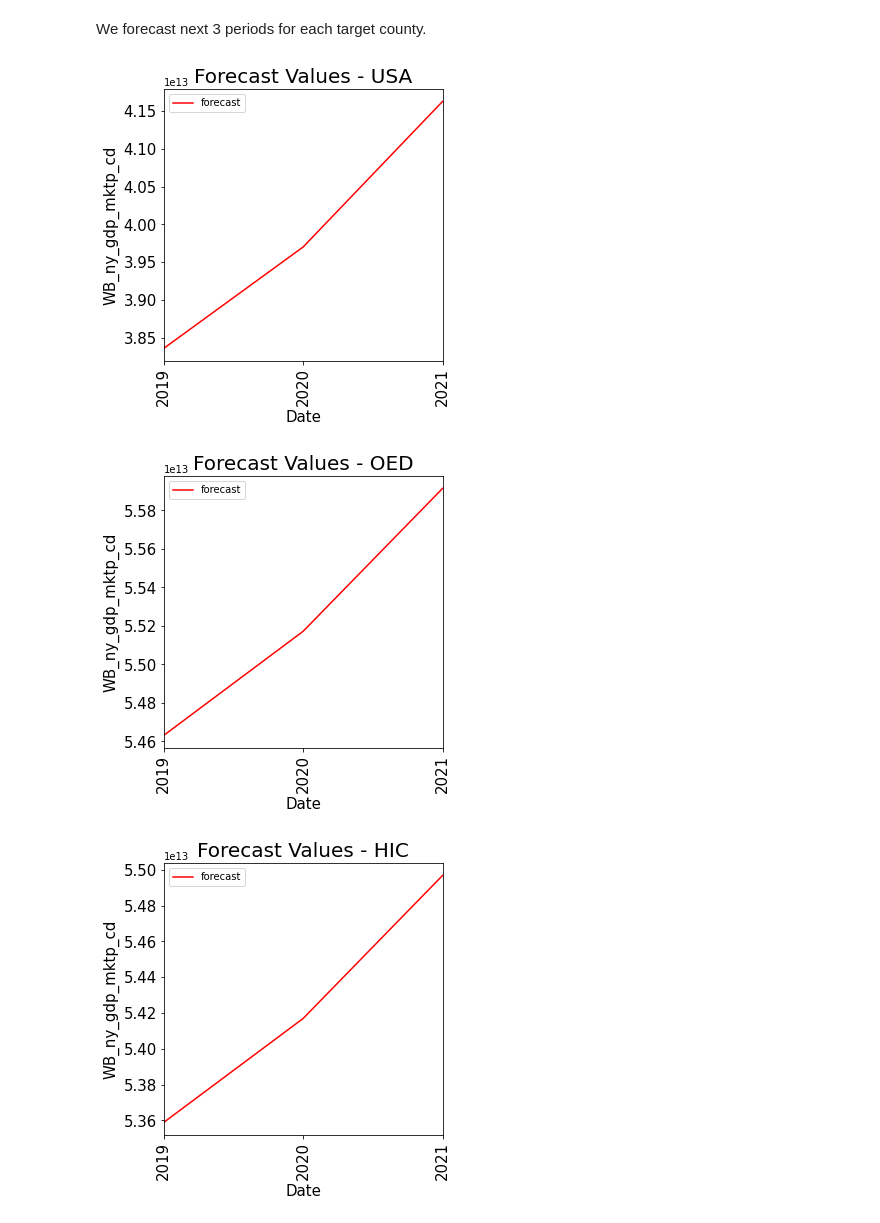
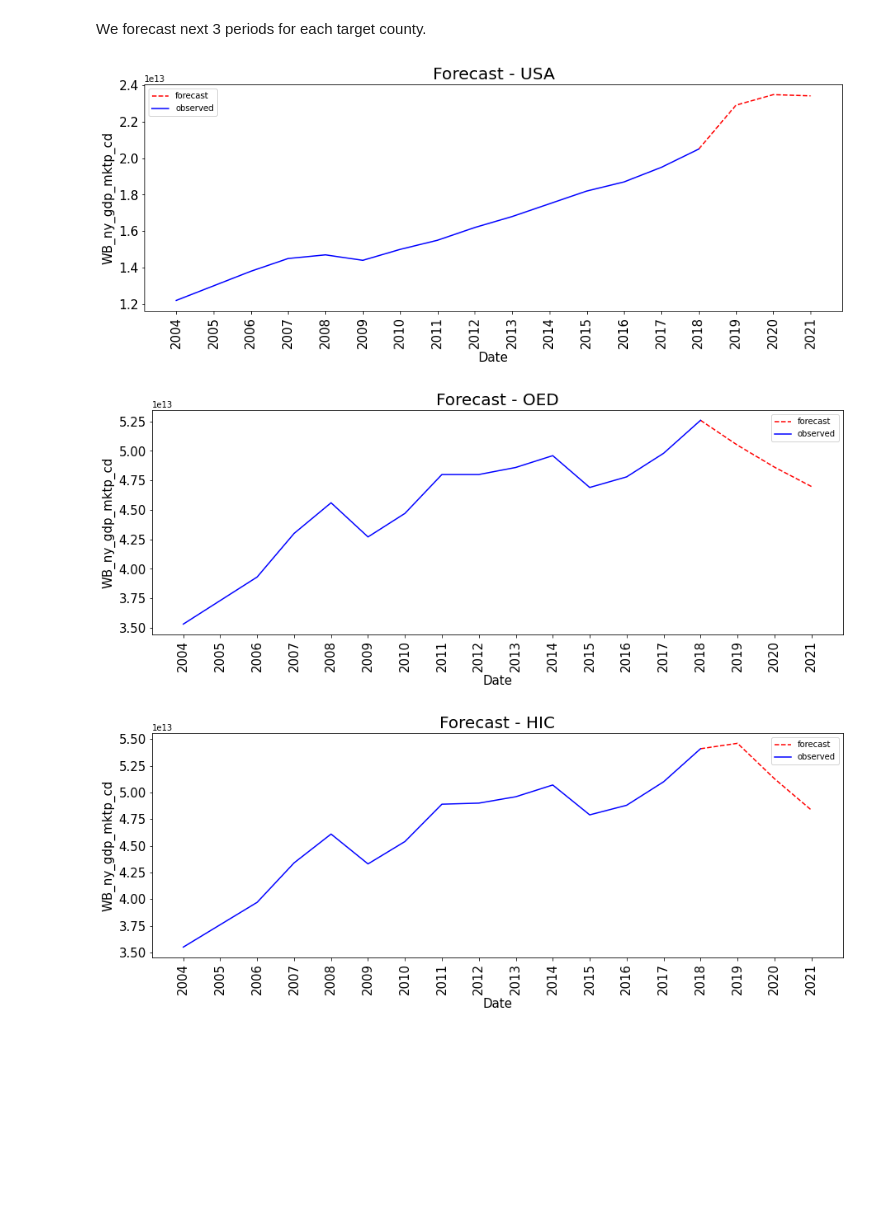
Before and after one commit to haydarevren/automated-insight, a Jupyter notebook: automated-insight.ipynb, the cells around one changed output. Saved outputs shown, nothing was run; the diff lists cells and outputs as text; code cells hidden in the pictures; blank space fills up the shorter version.

```diff
--- a/automated-insight.ipynb
+++ b/automated-insight.ipynb
@@ -326,2 +441,5 @@ reduced_df[add_cols]=umap_data
+# %%
+add_cols=[('pca%d' % (j)) for j in range(n_components)]
+reduced_df[add_cols]=pca_data
 # %% [markdown]
 Dataset after dimension reduction:
@@ -522,8 +655,8 @@ for i, subject in enumerate(target_subjects):
 
     t0=time.time()
     model.fit(X_train,Y_train,
-              epochs=20,
-              batch_size=32,  verbose=0, shuffle=False,
+              epochs=100,
+              batch_size=8,  verbose=0, shuffle=False,
               validation_data=(X_test, Y_test),
               callbacks=[early_stop])
     t1=time.time()
@@ -535,11 +668,11 @@ for i, subject in enumerate(target_subjects):
     Y_test_pred['DATE']=reduced_df.loc[subject_test_range_list]['DATE']
     Y=reduced_df.loc[subject_test_range_list]
 
-#     print(RMSE(Y[target_cols[0]],Y_test_pred[target_cols[0]]))
 
-    plt.figure(figsize=(20,10))
-    Y_test_pred.groupby('DATE')[target_cols[0]].mean().plot(kind='line',label='prediction',color='red',alpha=1)
-    Y.groupby('DATE')[target_cols[0]].mean().plot(kind='line',label='actual values',color='blue',alpha=0.4)
+    plt.figure(figsize=(15,10))
+    plt.plot('DATE',target_cols[0], data=Y_test_pred, label='prediction',color='red',alpha=1)
+    plt.plot('DATE',target_cols[0], data=Y, label='actual values',color='blue',alpha=0.8)
+
     plt.xticks(rotation=90,size=20)
     plt.yticks(size=20)
 
@@ -548,4 +681,6 @@ for i, subject in enumerate(target_subjects):
     plt.xlabel('Date',fontsize=20)
     plt.title('Predicted Values VS Actual Values - %s' %(subject),fontsize=20)
     plt.legend()
+
+    plt.tight_layout()
 # %% [output]
@@ -563,12 +697,11 @@ We forecast next 3 periods for each target county.
 # %%
 #First fit model for test data then create a forcast for next periods
 
-for i, subject in enumerate(target_subjects):
+for subject in target_subjects:
     X_train, Y_train, X_test, Y_test, subject_test_range_list = train_test_split(subject)
 
-    t0=time.time()
     model.fit(X_test,Y_test,
-              epochs=60,
+              epochs=100,
               batch_size=16,  verbose=0, shuffle=False,
              )
 # %%
@@ -576,35 +709,43 @@ for i, subject in enumerate(target_subjects):
 # %%
 for i, subject in enumerate(target_subjects):
 
     Yf=[]
     range_subject=reduced_df.index[reduced_df['SUBJECT']==subject].tolist()
 
     start=range_subject[-1]
 
     X=Xs[start+1-window:start+1,:].copy()
+    Yf.append(X[-1])
     for j in range(window,window+target_periods):
         Xin=X[j-window:j].reshape((1,window,-1))
-        X=np.append(X,model.predict(Xin)).reshape((-1,9))
+        X=np.append(X,model.predict(Xin)).reshape((-1,Xin.shape[2]))
         Yf.append(X[-1])
 
     Yf=s.inverse_transform(Yf)
 
     Yf=pd.DataFrame(Yf, columns=reduced_df.drop(columns=['SUBJECT','DATE']).columns)
     Yf['SUBJECT']=reduced_df.loc[start]['SUBJECT']
-    Yf['DATE']=range(reduced_df.loc[start]['DATE']+1,reduced_df.loc[start]['DATE']+1+target_periods)
+    Yf['DATE']=range(reduced_df.loc[start]['DATE'],reduced_df.loc[start]['DATE']+1+target_periods)
+
+    fig=plt.figure(figsize=(15,5))
+    plt.plot('DATE',target_cols[0], data=Yf,label='forecast',color='red',alpha=1,linestyle = '--')
+
+    plt.yticks(size=15)
 
 
-    plt.figure(figsize=(5,5))
-    Yf.groupby('DATE')[target_cols[0]].mean().plot(kind='line',label='forecast',color='red',alpha=1)
-    plt.xticks(Yf['DATE'],rotation=90,size=15)
-    plt.yticks(size=15)
+    Xf=reduced_df.loc[range_subject[-5*target_periods:]]
+    plt.plot('DATE',target_cols[0], data=Xf,label='observed',color='blue',alpha=1)
+
+    dates=range(reduced_df.loc[start-5*target_periods+1]['DATE'],reduced_df.loc[start]['DATE']+1+target_periods)
+    plt.xticks(dates,rotation=90,size=15)
 
 
     plt.ylabel(target_cols[0],fontsize=15)
     plt.xlabel('Date',fontsize=15)
-    plt.title('Forecast Values - %s' %(subject),fontsize=20)
+    plt.title('Forecast - %s' %(subject),fontsize=20)
     plt.legend()
+    pickle.dump(fig, open(names[i], 'wb'))
 # %% [output]
-[figure, old version]
+[figure, new version]
-[figure, old version]
+[figure, new version]
-[figure, old version]
+[figure, new version]
```
Also changed, not shown: parts of 58 cells of this notebook.
